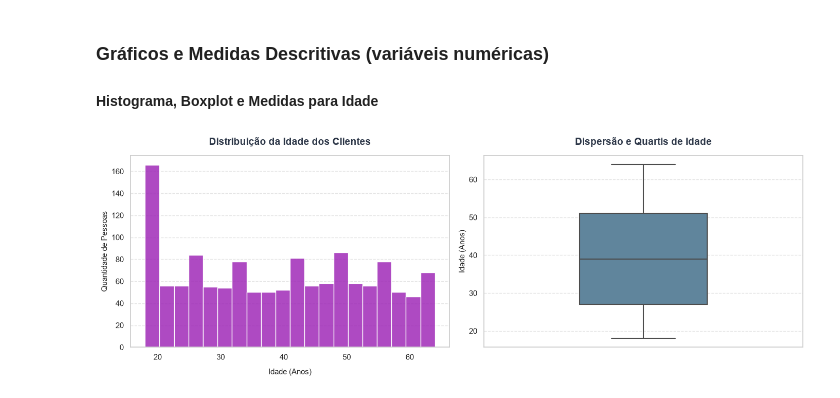
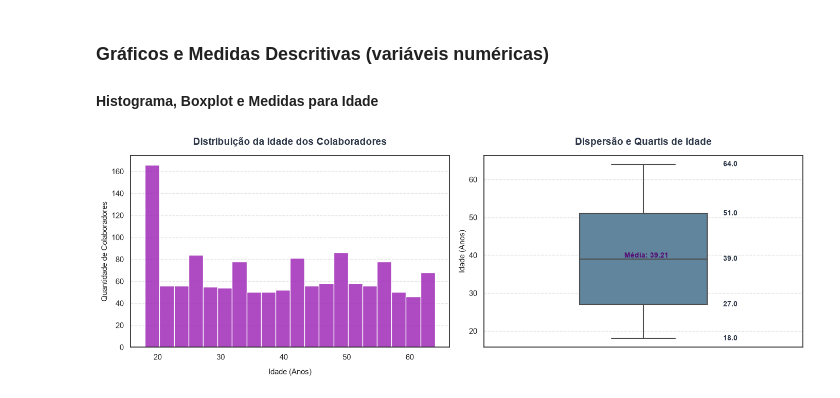
Before and after one commit to luizapilotto/case-plano-saude, a Jupyter notebook: notebooks/analise_exploratoria.ipynb, the cells around one changed output. Saved outputs shown, nothing was run; the diff lists cells and outputs as text; code cells hidden in the pictures.

```diff
--- a/notebooks/analise_exploratoria.ipynb
+++ b/notebooks/analise_exploratoria.ipynb
@@ -68,7 +50,7 @@ import seaborn as sns
 from scipy import stats
 
 # Carregando arquivo
-df = pd.read_excel('..\data\Plano De Saúde Database.xlsx', sheet_name='Dados')
+df = pd.read_excel(r'..\data\Plano De Saúde Database.xlsx', sheet_name='Dados')
 
 # Checando primeiras linhas
 df.head()
@@ -226,32 +208,63 @@ freq_imc.style.background_gradient(subset='Freq Acumulada', cmap="BuPu")
 # %%
 # Criando figura vazia
 fig, axes = plt.subplots(1, 2, figsize=(14, 5), facecolor='white')
 
 # Configurando o estilo geral
-sns.set_theme(style="whitegrid", rc={"axes.grid": False})
+sns.set_theme(style="white", rc={"axes.grid": False})
 
 # Criando histograma
 sns.histplot(df['Idade'], bins=20, ax=axes[0], color="#a02ab8", edgecolor='white', alpha=0.85)
-axes[0].set_title('Distribuição da Idade dos Clientes', fontsize=14, pad=15, weight='bold', color='#2d3748')
+axes[0].set_title('Distribuição da Idade dos Colaboradores', fontsize=14, pad=15, weight='bold', color='#2d3748')
 axes[0].set_xlabel('Idade (Anos)', fontsize=11, labelpad=10)
-axes[0].set_ylabel('Quantidade de Pessoas', fontsize=11)
+axes[0].set_ylabel('Quantidade de Colaboradores', fontsize=11)
 axes[0].grid(axis='y', linestyle='--', alpha=0.5)
 
-#Criando boxplot
+# Criando boxplot
 sns.boxplot(data=df, y='Idade', ax=axes[1], color="#5688A6", width=0.4, linewidth=1.5)
+# Cálculo das medidas do boxplot
+mediana = df['Idade'].median()
+media = df['Idade'].mean()
+q1 = df['Idade'].quantile(0.25)
+q3 = df['Idade'].quantile(0.75)
+minimo = df['Idade'].min()
+maximo = df['Idade'].max()
+valores = [minimo, q1, mediana, q3, maximo]
+# Escrevendo os valores
+for val in valores:
+    axes[1].text(
+        x=0.25,                   # Posição horizontal do texto
+        y=val,                    # Posição vertical (a idade)
+        s=f'{val:.1f}',           # Formatação do texto
+        ha='left',                # Alinhamento horizontal
+        va='center',              # Alinhamento vertical
+        fontsize=10,              # Tamanho da fonte
+        fontweight='bold',        # Negrito
+        color='#2d3748'         # Cor do texto
+    )
+# Escrevendo o valor da média e deslocando um pouco acima para não atrapalhar a visualização
+axes[1].text(
+    x=-0.06,                      # Deslocamento horizontal
+    y=media + 0.7,                # Deslocamento vertical
+    s=f'Média: {media:.2f}',      # Texto personalizado para diferenciar da mediana
+    ha='left',
+    va='center',
+    fontsize=10,
+    fontweight='bold',
+    color="#560873"                  # Cor do texto
+)
 axes[1].set_title('Dispersão e Quartis de Idade', fontsize=14, pad=15, weight='bold', color='#2d3748')
 axes[1].set_ylabel('Idade (Anos)', fontsize=11)
 axes[1].set_xlabel('') # Removendo o texto desnecessário do eixo X
 axes[1].grid(axis='y', linestyle='--', alpha=0.5)
 
 # Ajustando o espaçamento
 plt.tight_layout()
 
 # Salvando com alta qualidade na sua pasta automática
 plt.savefig('../outputs/graphs/graficos_idade.png', dpi=300, bbox_inches='tight')
 plt.show()
 # %% [output]
-[figure, old version]
+[figure, new version]
 # %%
 # Calculando as medidas descritivas
 medidas_idade = df['Idade'].agg(['mean', 'median', 'std', 'min', 'max']).to_frame()
```
Also changed, not shown: parts of 8 cells of this notebook, 5 other files.
